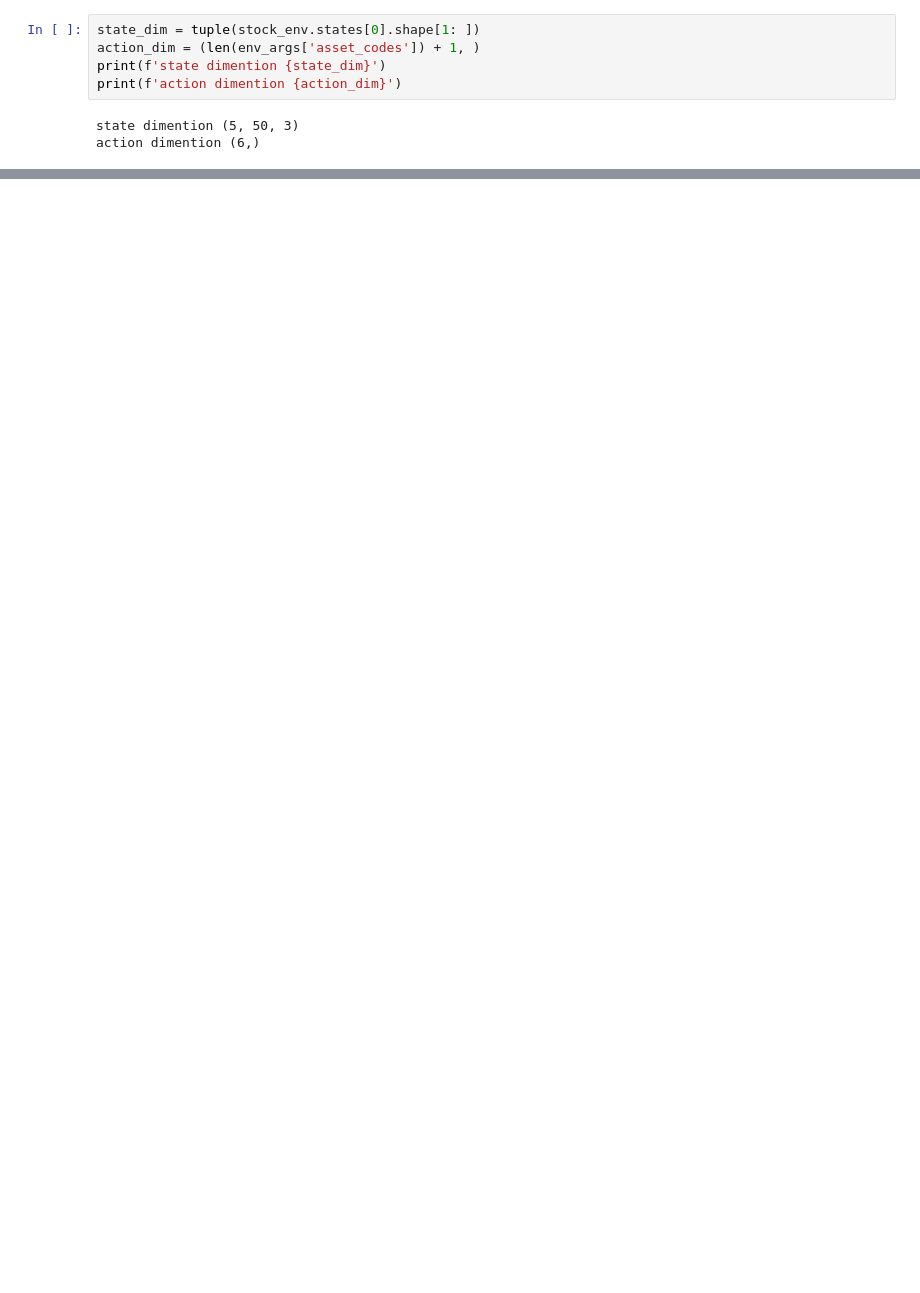
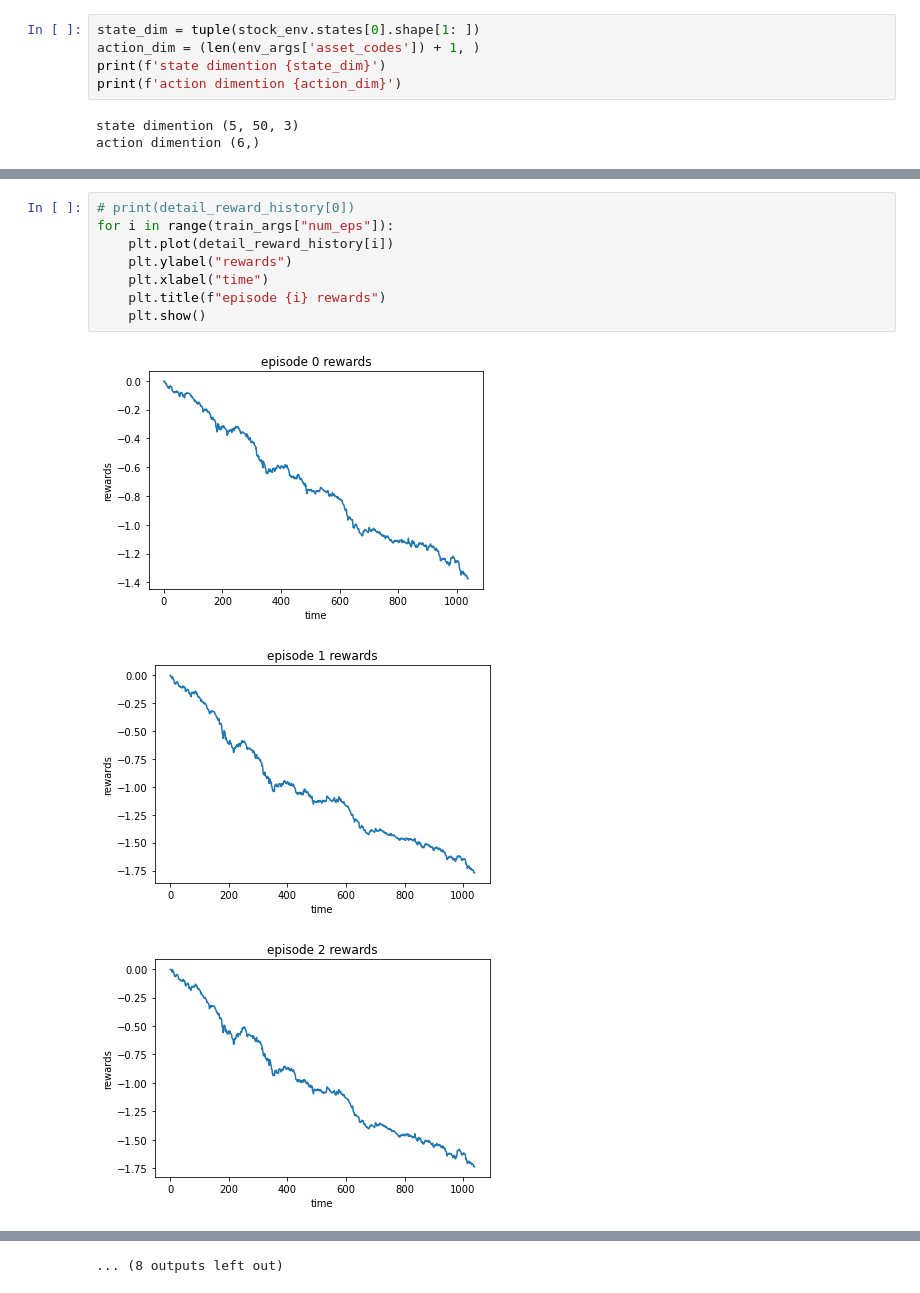
Before and after one commit to XimingFeng/ddpg-stock, a Jupyter notebook: DDPGTest2.ipynb, the cells around one changed output, grey strips where cells are left out. Cells and saved outputs as stored; diff of their text form; blank space fills up the shorter version.

```diff
--- a/DDPGTest2.ipynb
+++ b/DDPGTest2.ipynb
@@ -35,0 +113,12 @@ actor_critic = ActorCritic(state_dim, action_dim, )
+# %%
+# print(detail_reward_history[0])
+for i in range(train_args["num_eps"]):
+    plt.plot(detail_reward_history[i])
+    plt.ylabel("rewards")
+    plt.xlabel("time")
+    plt.title(f"episode {i} rewards")
+    plt.show()
+# %% [output]
+[figure, added]
+[figure, added]
+[figure, added]
@@ -35,0 +134 @@ actor_critic = ActorCritic(state_dim, action_dim, )
+... (8 outputs left out)
```
Also changed, not shown: parts of 13 cells of this notebook, 5 other files.
